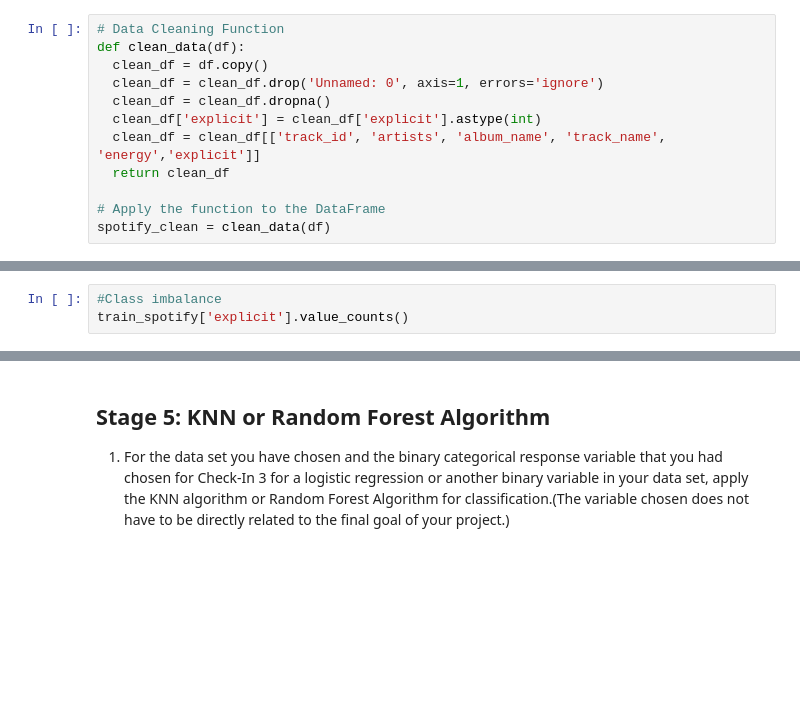
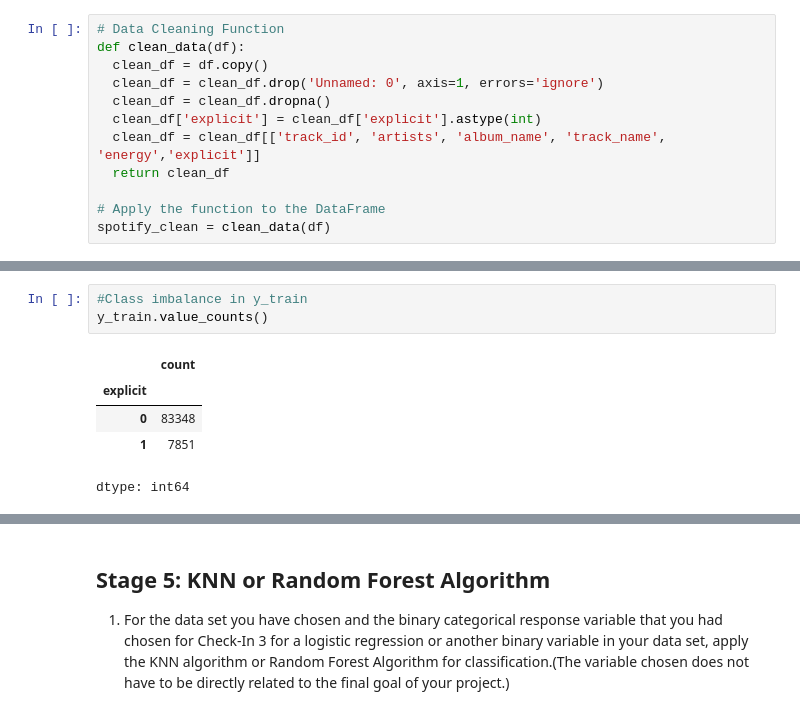
Before and after one commit to rghosh1353/spotify_genre_proj, a Jupyter notebook: Check_in_4_Classification.ipynb, the cells around one changed output, grey strips where cells are left out. Drawn from its saved outputs; the diff is of its cells as text; blank space fills up the shorter version.

```diff
--- a/Check_in_4_Classification.ipynb
+++ b/Check_in_4_Classification.ipynb
@@ -80,5 +96,11 @@ train_spotify
 # %%
-#Class imbalance
-train_spotify['explicit'].value_counts()
+#Class imbalance in y_train
+y_train.value_counts()
+# %% [output]
+|  | count |
+| explicit |  |
+| 0 | 83348 |
+| 1 | 7851 |
+dtype: int64
 # %%
 7851/(7851+83348) #Really small percentage of explicit (True)
```
Also changed, not shown: parts of 17 cells of this notebook.
